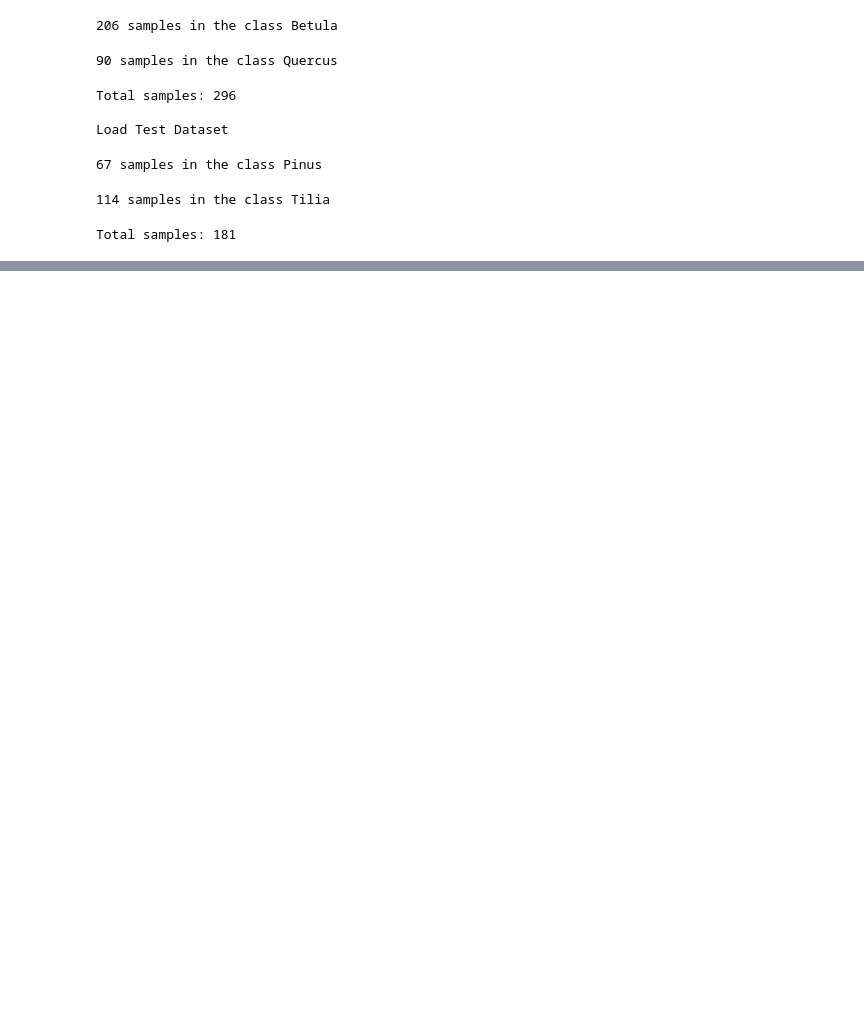
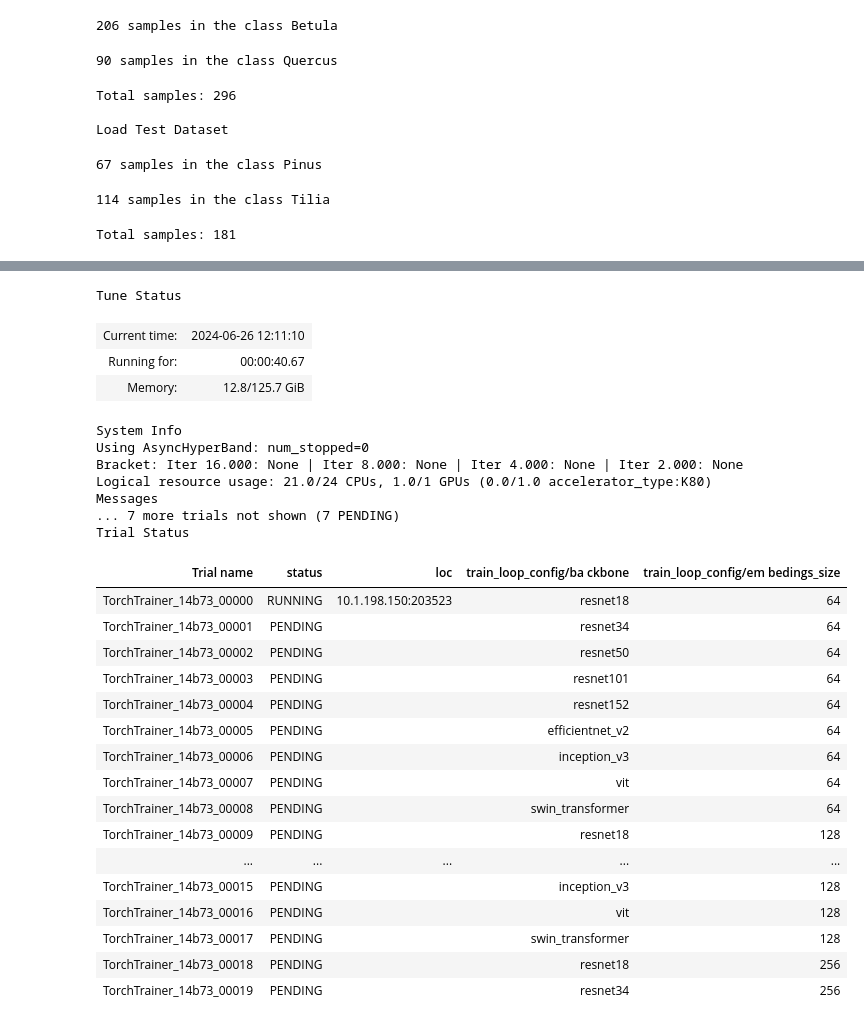
Before and after one commit to Digiratory/Pollen-Analyzer, a Jupyter notebook: Classification/HyperparameterTuning/hpo.ipynb, the cells around one changed output, grey strips where cells are left out. Drawn from its saved outputs; the diff is of its cells as text; code cells hidden in the pictures; blank space fills up the shorter version.

Commit message:
fix: model gpu using

```diff
--- a/Classification/HyperparameterTuning/hpo.ipynb
+++ b/Classification/HyperparameterTuning/hpo.ipynb
@@ -448,27 +439,21 @@ def train_func(config):
     )
     trainer = prepare_trainer(trainer)
     trainer.fit(model, train_dataloaders=training_loader, val_dataloaders=val_loader,)
-# %%
-scheduler = ASHAScheduler(
-    max_t=num_epochs,
-    grace_period=1,
-    eduction_factor=2)
 # %%
 search_space = {
-    "backbone": tune.choice(["resnet18", "resnet34", "resnet50", "resnet101", "resnet152", "efficientnet_v2", "inception_v3", "vit", "swin_transformer"]),
-    "optim_lr": tune.loguniform(1e-5, 1e-2),
-    "embedings_size": tune.choice([64, 128, 256]),
+    "backbone": tune.grid_search(["resnet18", "resnet34", "resnet50", "resnet101", "resnet152", "efficientnet_v2", "inception_v3", "vit", "swin_transformer"]),
+    "embedings_size": tune.grid_search([64, 128, 256]),
 }
 # %%
-from ray.train import ScalingConfig
-
 scaling_config = ScalingConfig(
-    num_workers=1, use_gpu=False, resources_per_worker={"CPU": 2, "GPU": 0}
+    num_workers=1,
+    use_gpu=True,
+    resources_per_worker={"CPU": 20, "GPU": 1}
 )
 
 run_config = RunConfig(
     checkpoint_config=CheckpointConfig(
-        num_to_keep=2,
+        num_to_keep=1,
         checkpoint_score_attribute="val_loss",
         checkpoint_score_order="min",
     ),
@@ -485,10 +470,10 @@ ray_trainer = TorchTrainer(
     run_config=run_config,
 )
 # %%
-def tune_pollen_asha(num_samples=10):
+def tune_pollen_asha():
     scheduler = ASHAScheduler(
         max_t=num_epochs,
-        grace_period=1,
+        grace_period=2,
         reduction_factor=2
     )
 
@@ -498,10 +483,7 @@ def tune_pollen_asha(num_samples=10):
         tune_config=tune.TuneConfig(
             metric="val_loss",
             mode="min",
-            num_samples=num_samples,
             scheduler=scheduler,
         ),
     )
     return tuner.fit()
-
-results = tune_pollen_asha(num_samples=num_samples)
@@ -542,2 +490,33 @@ Refer to the documentation on how to address the out of memory issue: https://do
+# %%
+results = tune_pollen_asha()
+# %% [output]
+Tune Status
+| Current time: | 2024-06-26 12:11:10 |
+| Running for: | 00:00:40.67 |
+| Memory: | 12.8/125.7 GiB |
+System Info
+Using AsyncHyperBand: num_stopped=0
+Bracket: Iter 16.000: None | Iter 8.000: None | Iter 4.000: None | Iter 2.000: None
+Logical resource usage: 21.0/24 CPUs, 1.0/1 GPUs (0.0/1.0 accelerator_type:K80)
+Messages
+... 7 more trials not shown (7 PENDING)
+Trial Status
+| Trial name | status | loc | train_loop_config/ba ckbone | train_loop_config/em bedings_size |
+| TorchTrainer_14b73_00000 | RUNNING | 10.1.198.150:203523 | resnet18 | 64 |
+| TorchTrainer_14b73_00001 | PENDING |  | resnet34 | 64 |
+| TorchTrainer_14b73_00002 | PENDING |  | resnet50 | 64 |
+| TorchTrainer_14b73_00003 | PENDING |  | resnet101 | 64 |
+| TorchTrainer_14b73_00004 | PENDING |  | resnet152 | 64 |
+| TorchTrainer_14b73_00005 | PENDING |  | efficientnet_v2 | 64 |
+| TorchTrainer_14b73_00006 | PENDING |  | inception_v3 | 64 |
+| TorchTrainer_14b73_00007 | PENDING |  | vit | 64 |
+| TorchTrainer_14b73_00008 | PENDING |  | swin_transformer | 64 |
+| TorchTrainer_14b73_00009 | PENDING |  | resnet18 | 128 |
+| ... | ... | ... | ... | ... |
+| TorchTrainer_14b73_00015 | PENDING |  | inception_v3 | 128 |
+| TorchTrainer_14b73_00016 | PENDING |  | vit | 128 |
+| TorchTrainer_14b73_00017 | PENDING |  | swin_transformer | 128 |
+| TorchTrainer_14b73_00018 | PENDING |  | resnet18 | 256 |
+| TorchTrainer_14b73_00019 | PENDING |  | resnet34 | 256 |
 # %%
 results.get_best_result(metric="val_loss", mode="min")
```
Also changed, not shown: parts of 10 cells of this notebook.
